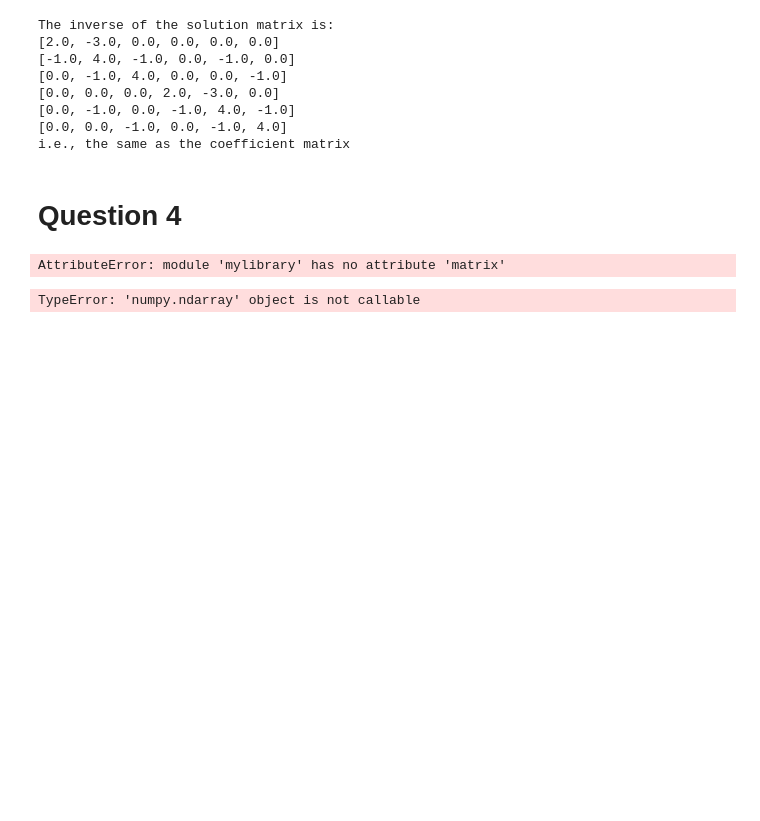
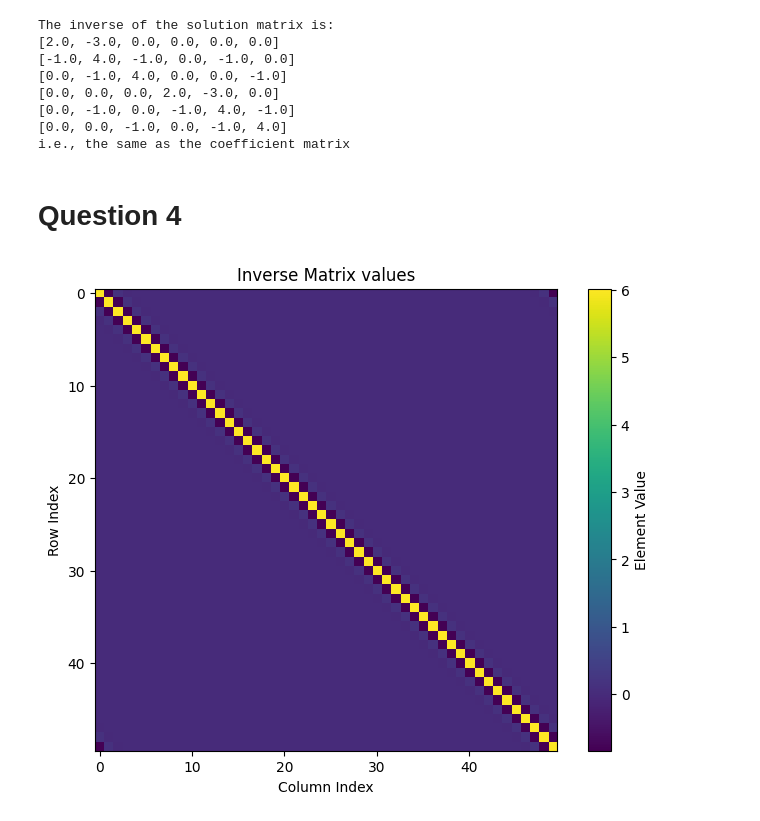
Before and after one commit to ratuldas6/P452_Assignments, a Jupyter notebook: Assignment_2/solutions.ipynb, the cells around one changed output. Cells and saved outputs as stored; diff of their text form; code cells hidden in the pictures; blank space fills up the shorter version.

```diff
--- a/Assignment_2/solutions.ipynb
+++ b/Assignment_2/solutions.ipynb
@@ -186,7 +186,7 @@ i.e., the same as the coefficient matrix
 # %% [markdown]
 # Question 4
 # %%
-def A_ij(x):
+def mat_A_ij(x):
     m = 0.2
     N = len(x)
     delta = 1.0 / N
@@ -205,10 +205,16 @@ x0 = np.zeros(N)
 I = np.eye(N)
 
 # Generate the given matrix A
-A_ij = mylibrary.matrix(x0)
+A_ij = mat_A_ij(x0)
+A_inv = mylibrary.conjugate_inverse(mat_A_ij, I, x0)
-# %% [output]
-AttributeError: module 'mylibrary' has no attribute 'matrix'
-# %%
-A_inv = mylibrary.conjugate_inverse(A_ij, I, x0)
-# %% [output]
-TypeError: 'numpy.ndarray' object is not callable
+# %%
+# Plot the inverse matrix
+plt.figure(figsize=(8, 6))
+plt.imshow(A_inv, cmap='viridis')
+plt.colorbar(label='Element Value')
+plt.title('Inverse Matrix values')
+plt.xlabel('Column Index')
+plt.ylabel('Row Index')
+plt.show()
+# %% [output]
+[figure, added]
```
Also changed, not shown: parts of 1 cell of this notebook, 5 other files.
